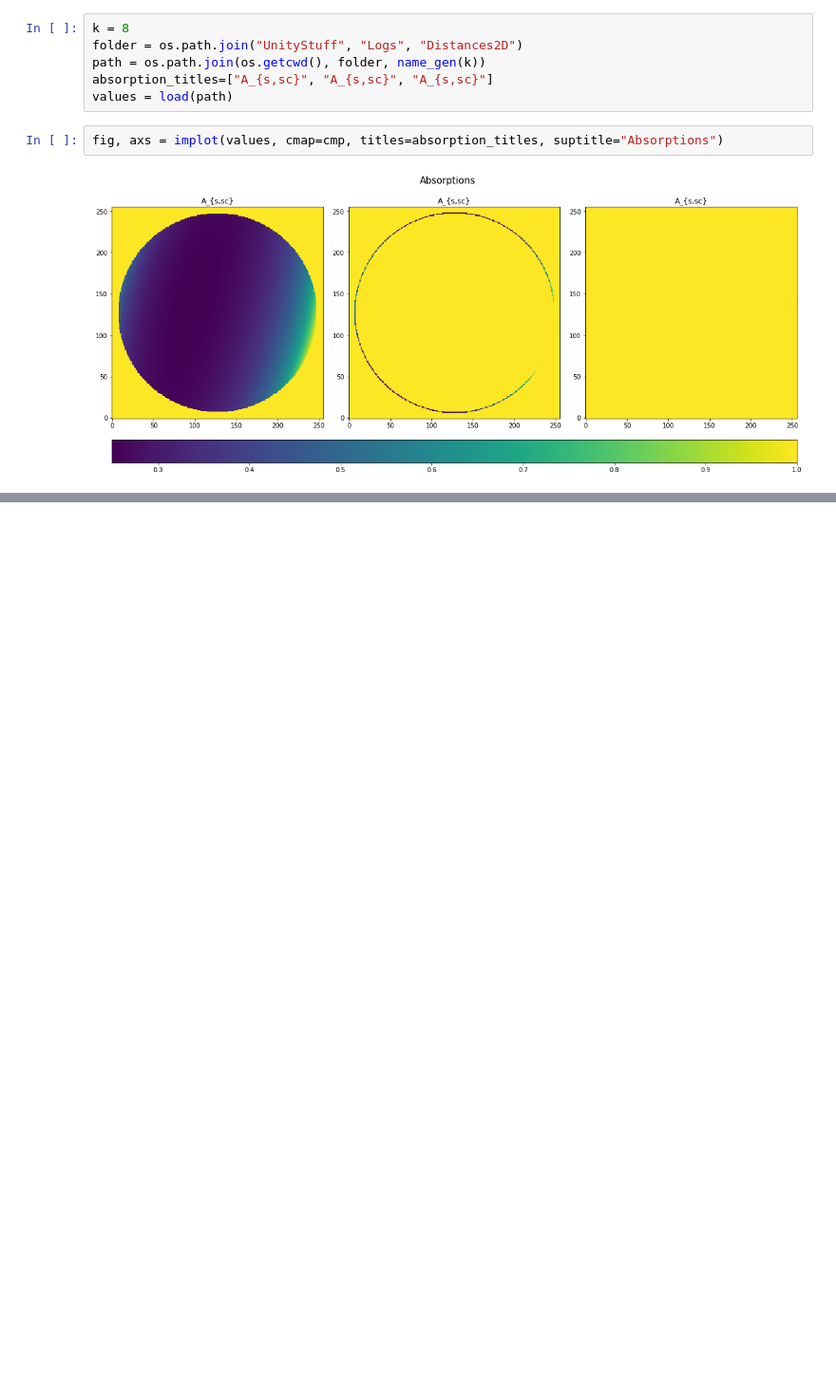
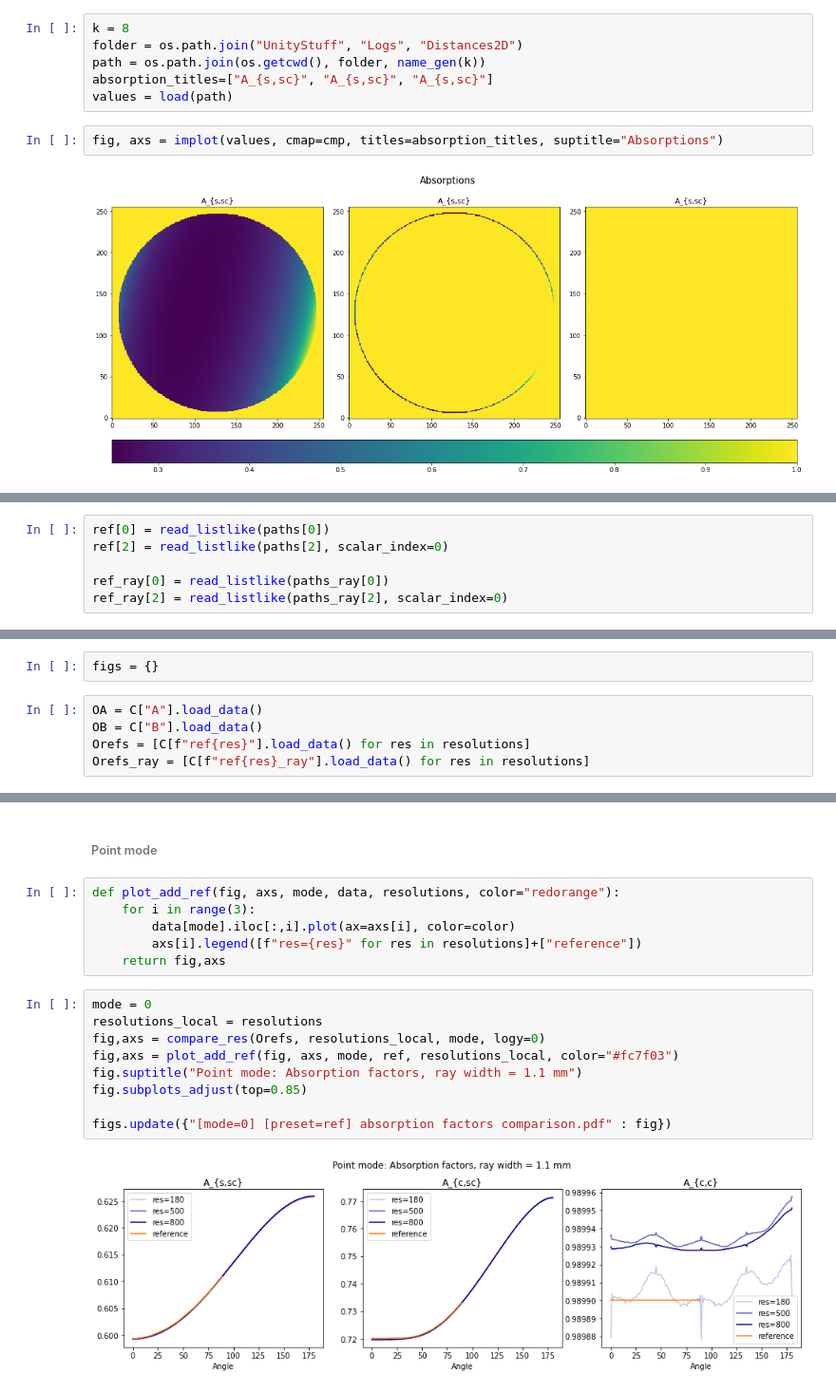
Before and after one commit to d8xa/XRD-TAF, a Jupyter notebook: Visualizer.ipynb, the cells around one changed output, grey strips where cells are left out. Shown at 95% size. Cells and saved outputs as stored; diff of their text form; blank space fills up the shorter version.

Commit message:
Updated Visualizer notebook to current state

```diff
--- a/Visualizer.ipynb
+++ b/Visualizer.ipynb
@@ -87,0 +428,6 @@ fig, axs = implot(values, cmap=cmp, titles=absorption_titles, suptitle="Absorpti
+# %%
+ref[0] = read_listlike(paths[0])
+ref[2] = read_listlike(paths[2], scalar_index=0)
+
+ref_ray[0] = read_listlike(paths_ray[0])
+ref_ray[2] = read_listlike(paths_ray[2], scalar_index=0)
@@ -87,0 +464,7 @@ fig, axs = implot(values, cmap=cmp, titles=absorption_titles, suptitle="Absorpti
+# %%
+figs = {}
+# %%
+OA = C["A"].load_data()
+OB = C["B"].load_data()
+Orefs = [C[f"ref{res}"].load_data() for res in resolutions]
+Orefs_ray = [C[f"ref{res}_ray"].load_data() for res in resolutions]
@@ -87,0 +479,19 @@ fig, axs = implot(values, cmap=cmp, titles=absorption_titles, suptitle="Absorpti
+# %% [markdown]
+###### Point mode
+# %%
+def plot_add_ref(fig, axs, mode, data, resolutions, color="redorange"):
+    for i in range(3):
+        data[mode].iloc[:,i].plot(ax=axs[i], color=color)
+        axs[i].legend([f"res={res}" for res in resolutions]+["reference"])
+    return fig,axs
+# %%
+mode = 0
+resolutions_local = resolutions
+fig,axs = compare_res(Orefs, resolutions_local, mode, logy=0)
+fig,axs = plot_add_ref(fig, axs, mode, ref, resolutions_local, color="#fc7f03")
+fig.suptitle("Point mode: Absorption factors, ray width = 1.1 mm")
+fig.subplots_adjust(top=0.85)
+
+figs.update({"[mode=0] [preset=ref] absorption factors comparison.pdf" : fig})
+# %% [output]
+[figure, added]
```
Also changed, not shown: parts of 149 cells of this notebook.
